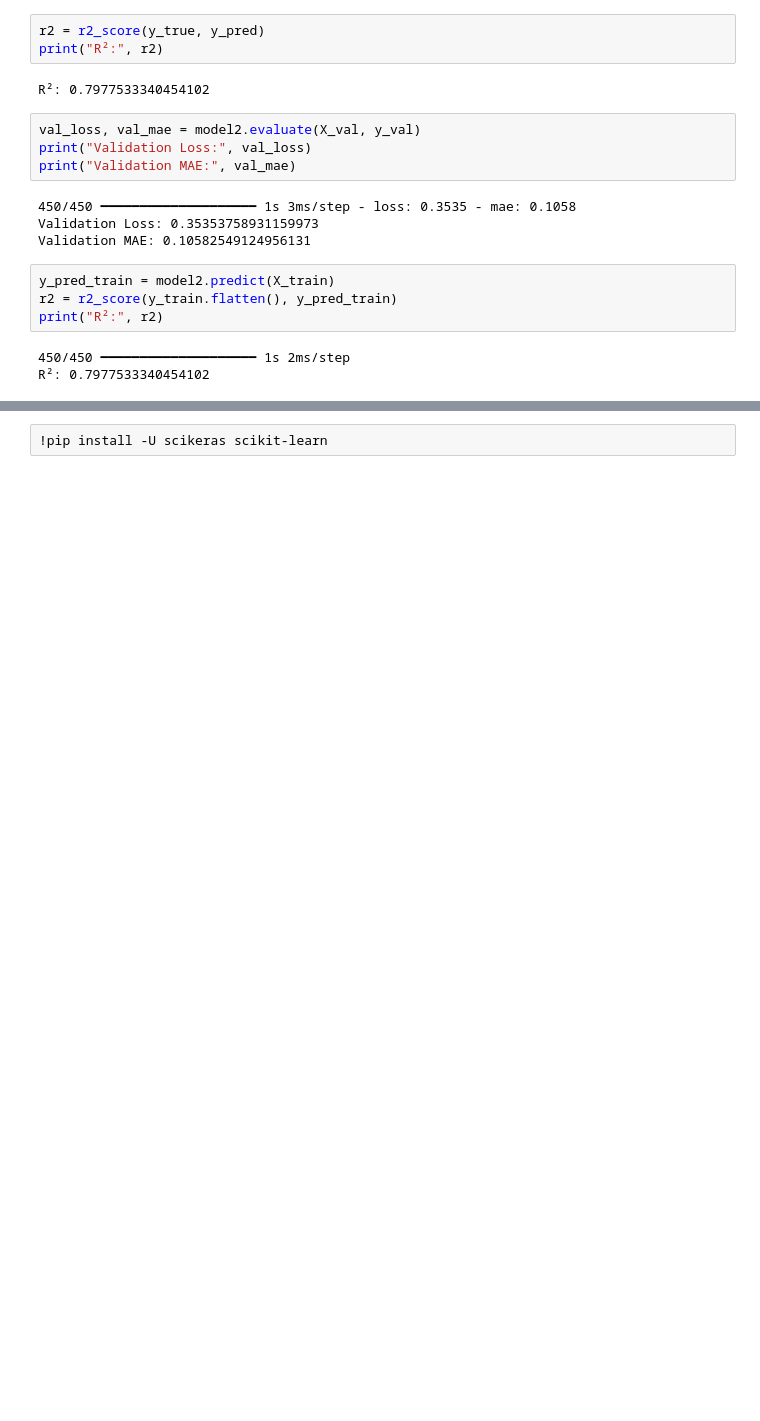
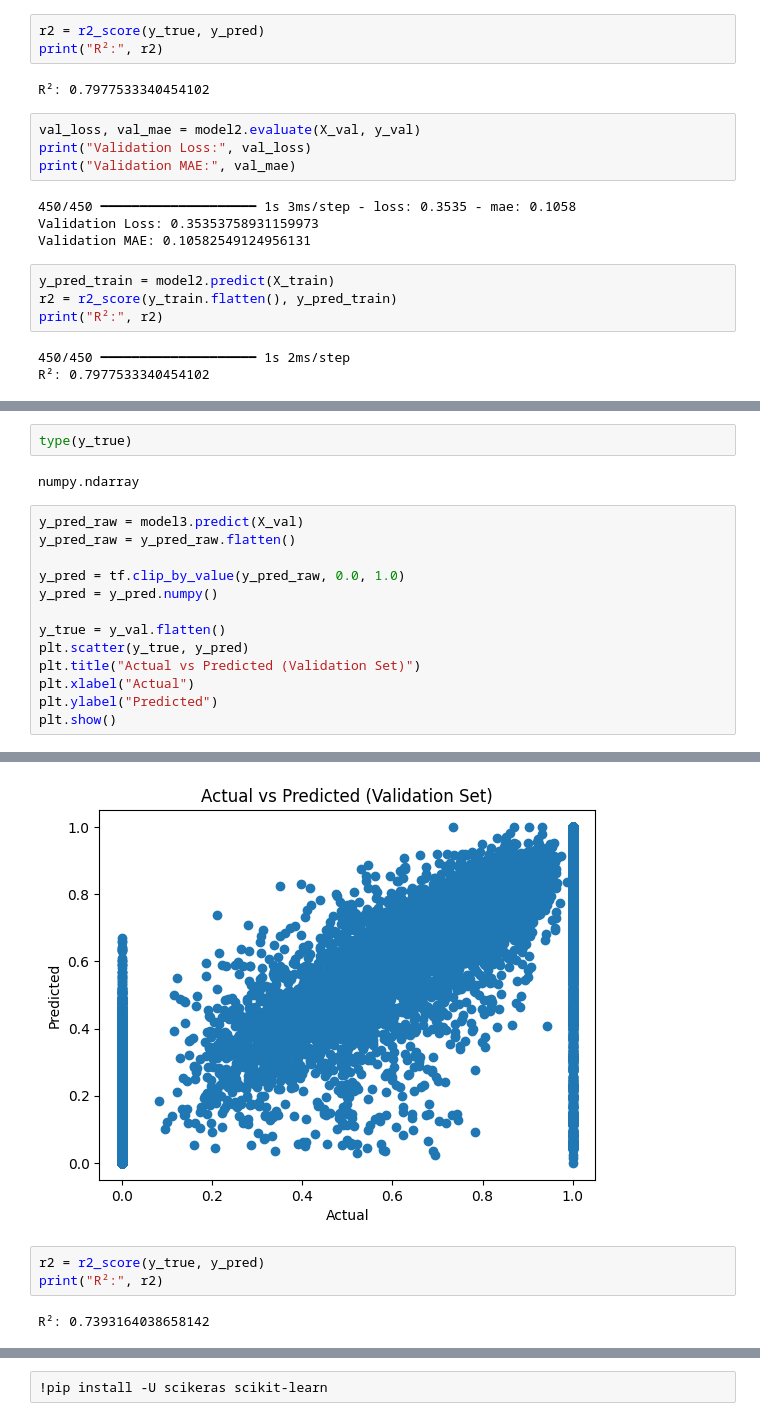
Before and after one commit to ecw70574/US-Census-Voting-and-Registration-DSCI-Capstone-Project, a Jupyter notebook: LSTM-pipeline-and-training.ipynb, the cells around one changed output, grey strips where cells are left out. Drawn from its saved outputs; the diff is of its cells as text; blank space fills up the shorter version.

Commit message:
Final model evaluations

```diff
--- a/LSTM-pipeline-and-training.ipynb
+++ b/LSTM-pipeline-and-training.ipynb
@@ -729,0 +801,18 @@ R²: 0.7977533340454102
+# %%
+type(y_true)
+# %% [output]
+numpy.ndarray
+# %%
+y_pred_raw = model3.predict(X_val)
+y_pred_raw = y_pred_raw.flatten()
+
+y_pred = tf.clip_by_value(y_pred_raw, 0.0, 1.0)
+y_pred = y_pred.numpy()
+
+y_true = y_val.flatten()
+plt.scatter(y_true, y_pred)
+plt.title("Actual vs Predicted (Validation Set)")
+plt.xlabel("Actual")
+plt.ylabel("Predicted")
+plt.show()
+# %% [output]
@@ -729,0 +820,6 @@ R²: 0.7977533340454102
+[figure, added]
+# %%
+r2 = r2_score(y_true, y_pred)
+print("R²:", r2)
+# %% [output]
+R²: 0.7393164038658142
```
Also changed, not shown: parts of 19 cells of this notebook.
